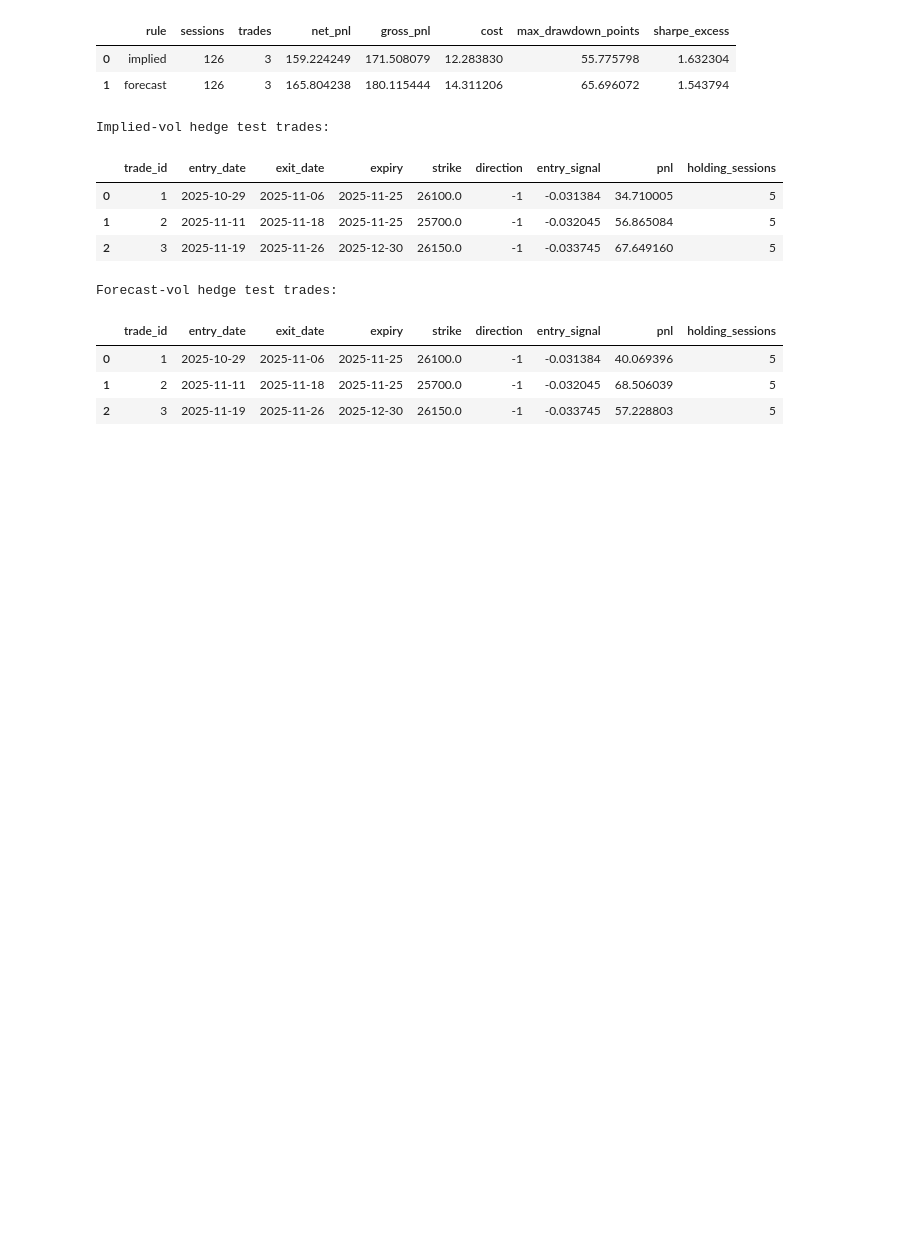
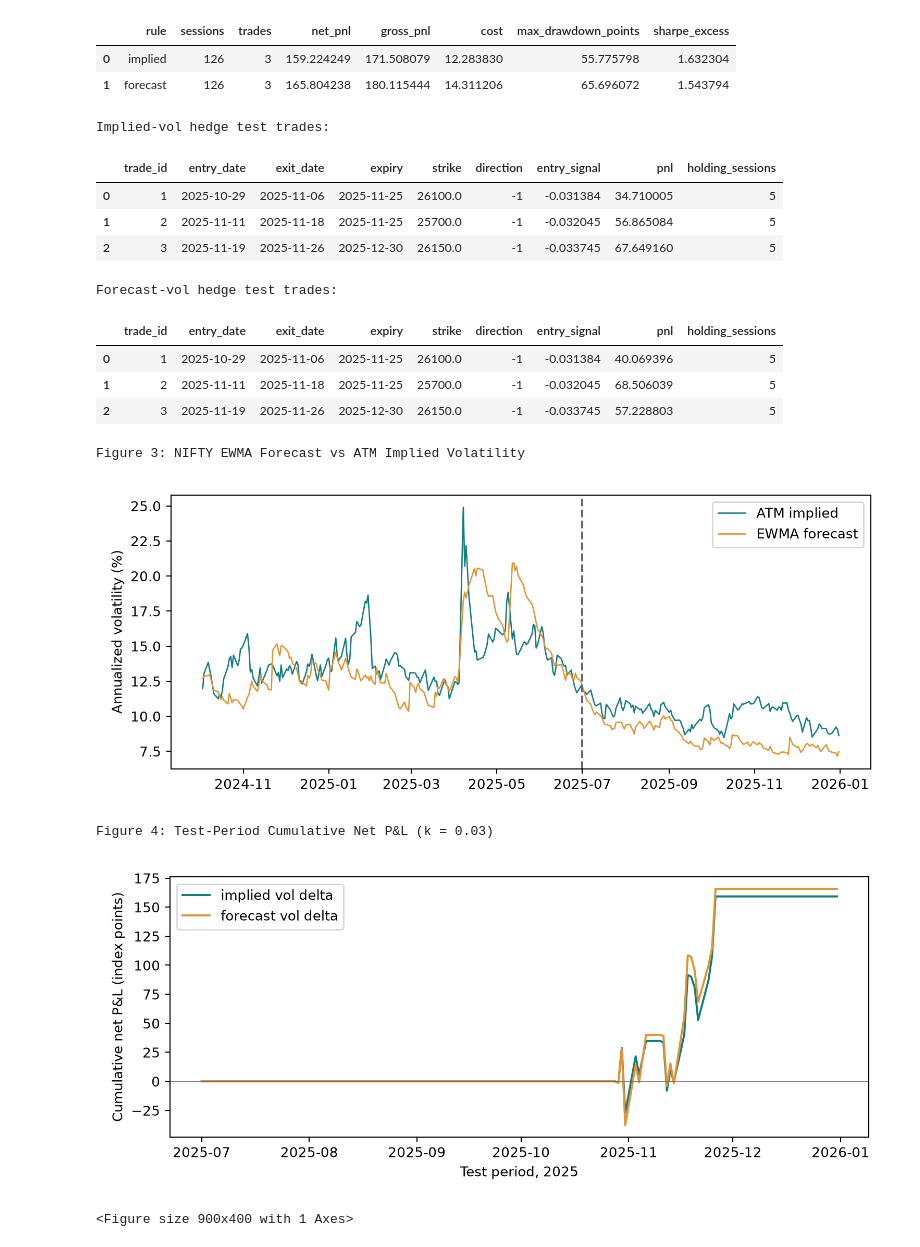
Before and after one commit to AshChan07/StochasticProject, a Jupyter notebook: Stochastic_Calculus_Project.ipynb, the cells around one changed output. Saved outputs shown, nothing was run; the diff lists cells and outputs as text; code cells hidden in the pictures; blank space fills up the shorter version.

```diff
--- a/Stochastic_Calculus_Project.ipynb
+++ b/Stochastic_Calculus_Project.ipynb
@@ -199,14 +241,26 @@ Forecast-vol hedge test trades:
 | 1 | 2 | 2025-11-11 | 2025-11-18 | 2025-11-25 | 25700.0 | -1 | -0.032045 | 68.506039 | 5 |
 | 2 | 3 | 2025-11-19 | 2025-11-26 | 2025-12-30 | 26150.0 | -1 | -0.033745 | 57.228803 | 5 |
 # %%
+print("Figure 3: NIFTY EWMA Forecast vs ATM Implied Volatility")
+display(Image(filename=str(ROOT / "results/figures/volatility.png")))
+
+print("Figure 4: Test-Period Cumulative Net P&L (k = 0.03)")
+display(Image(filename=str(ROOT / "results/figures/historical_pnl.png")))
+
 fig, ax = plt.subplots(figsize=(9, 4))
 ax.plot(test_curves["implied"]["date"], test_curves["implied"]["cumulative_pnl"], label="Implied-Vol Delta Hedge", lw=2)
 ax.plot(test_curves["forecast"]["date"], test_curves["forecast"]["cumulative_pnl"], label="Forecast-Vol Delta Hedge", lw=2)
 ax.axhline(0, color="gray", lw=0.8, ls="--")
 ax.set_title("Test-Period Cumulative Net P&L (k = 0.03, 3 Volatility Percentage Points)")
 ax.set_ylabel("Cumulative Net P&L (Index Points)")
 ax.legend()
 ax.grid(alpha=0.25)
 plt.tight_layout()
 plt.show()
+# %% [output]
+Figure 3: NIFTY EWMA Forecast vs ATM Implied Volatility
+[figure, added]
+Figure 4: Test-Period Cumulative Net P&L (k = 0.03)
+[figure, added]
+<Figure size 900x400 with 1 Axes>
 # %% [markdown]
```
Also changed, not shown: parts of 15 cells of this notebook.
